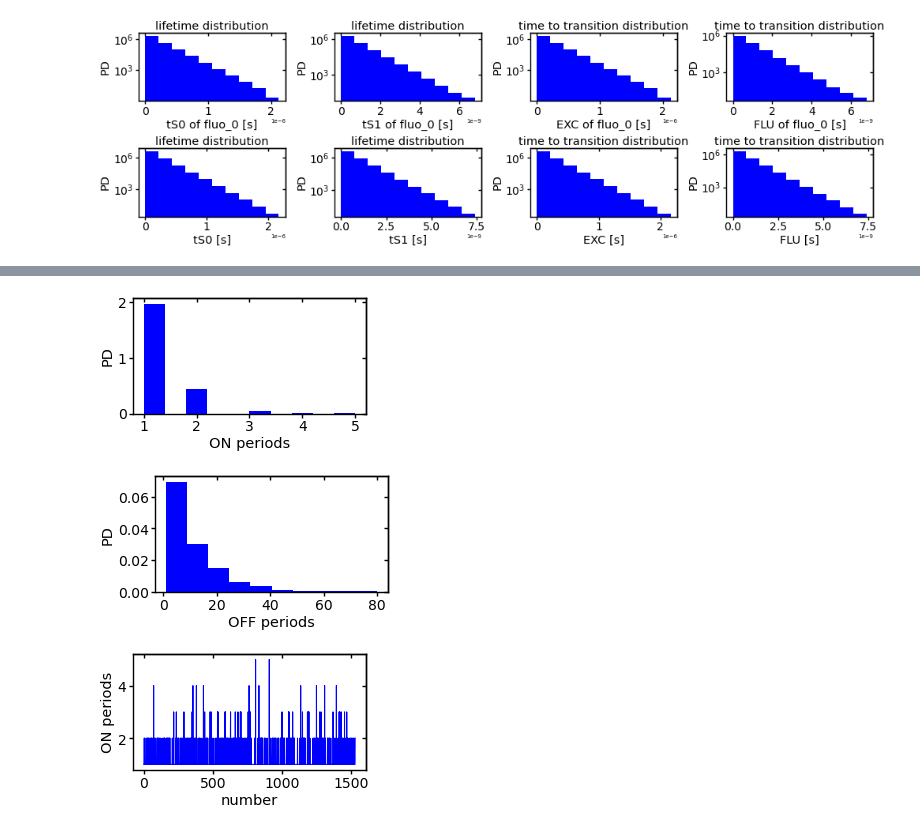
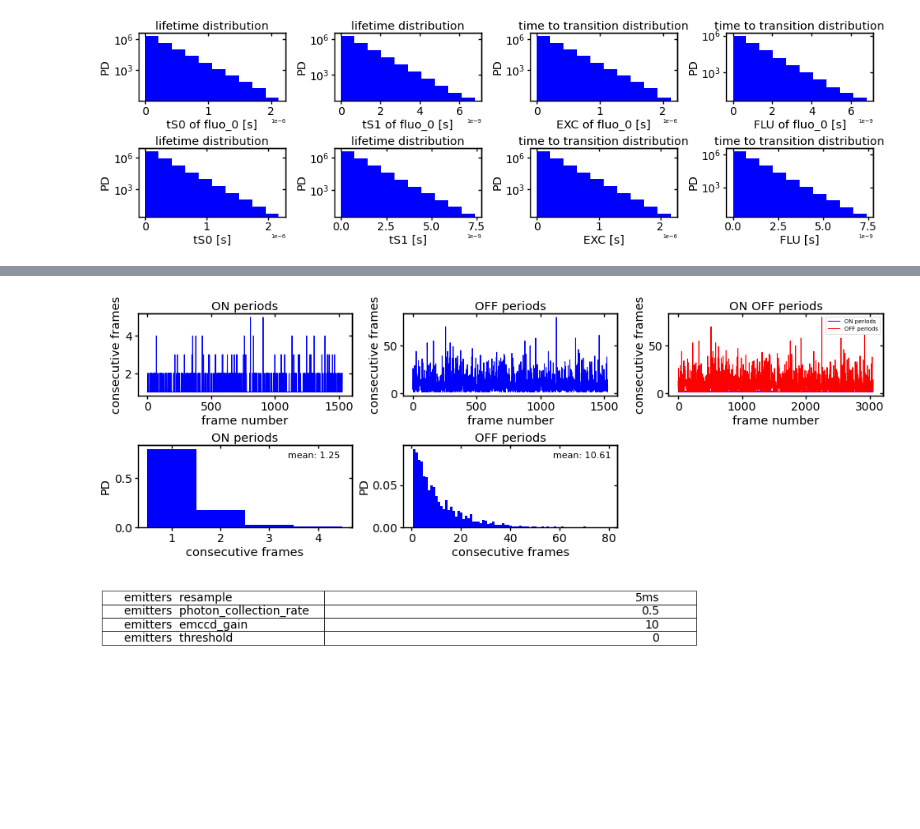
Before and after one commit to super-resolution/Fluopy, a Jupyter notebook: notebooks/tutorials/tutorial_figurecollection.ipynb, the cells around one changed output, grey strips where cells are left out. Cells and saved outputs as stored; diff of their text form; code cells hidden in the pictures; blank space fills up the shorter version.

```diff
--- a/notebooks/tutorials/tutorial_figurecollection.ipynb
+++ b/notebooks/tutorials/tutorial_figurecollection.ipynb
@@ -67,7 +66,8 @@ fig, ax = system.plot.emission_events(time_series=True, scale=0.5, ncols=3, nrow
 _, _ = system.plot.emission_events(time_series=False, scale=1, fig=fig, axes=ax[0, 1])
 _, _ = system.plot.fcs(normalize_to=4, fig=fig, axes=ax[0, 2])
 fig = mi.delete_subplots(fig, ax, 3)
-fig = system.plot.add_table(fig, grid=312, level_0='emitters', scale=(0.5, 2), fontsize=20)
-fig = system.plot.add_table(fig, grid=313, level_0='fcs', scale=(0.5, 2), fontsize=20)
+fig = system.plot.add_table(fig, grid=312, level_0=['emitters', 'fcs'], level_1=[['resample', 'photon_collection_rate', 'emccd_gain'], ['deltat']],
+                            scale=(0.5, 2), fontsize=20)
+#fig = system.plot.add_table(fig, grid=313, level_0='fcs', scale=(0.5, 2), fontsize=20)
 fig.tight_layout()
 # %% [output]
@@ -75,12 +83,12 @@ fig.tight_layout()
 # %%
-fig, ax = system.plot.on_off(mode='on', time_series=False, display_mean=False, scale=0.5)
+fig, ax = system.plot.on_off(mode='on', time_series=True, scale=0.5, ncols=3, nrows=3, fig_width=20, fig_height=9)
+_, _ = system.plot.on_off(mode='off', time_series=True, scale=1, fig=fig, axes=ax[0, 1])
+_, _ = system.plot.on_off(mode='mesh', time_series=True, scale=1, fig=fig, axes=ax[0, 2])
+_, _ = system.plot.on_off(mode='on', time_series=False, scale=1, fig=fig, axes=ax[1, 0])
+_, _ = system.plot.on_off(mode='off', time_series=False, scale=1, fig=fig, axes=ax[1, 1])
+fig = mi.delete_subplots(fig, ax, 5)
+fig = system.plot.add_table(fig, grid=313, level_0=['emitters'], level_1=[['resample', 'photon_collection_rate', 'emccd_gain', 'threshold']],
+                            scale=(0.5, 2), fontsize=20)
+fig.tight_layout()
 # %% [output]
-[figure, old version]
+[figure, new version]
-# %%
-fig, ax = system.plot.on_off(mode='off', time_series=False, display_mean=False, scale=0.5)
-# %% [output]
-[figure, removed]
-# %%
-fig, ax = system.plot.on_off(mode='on', time_series=True, display_mean=False, scale=0.5)
-# %% [output]
-[figure, removed]
```
Also changed, not shown: parts of 6 cells of this notebook, 13 other files.
